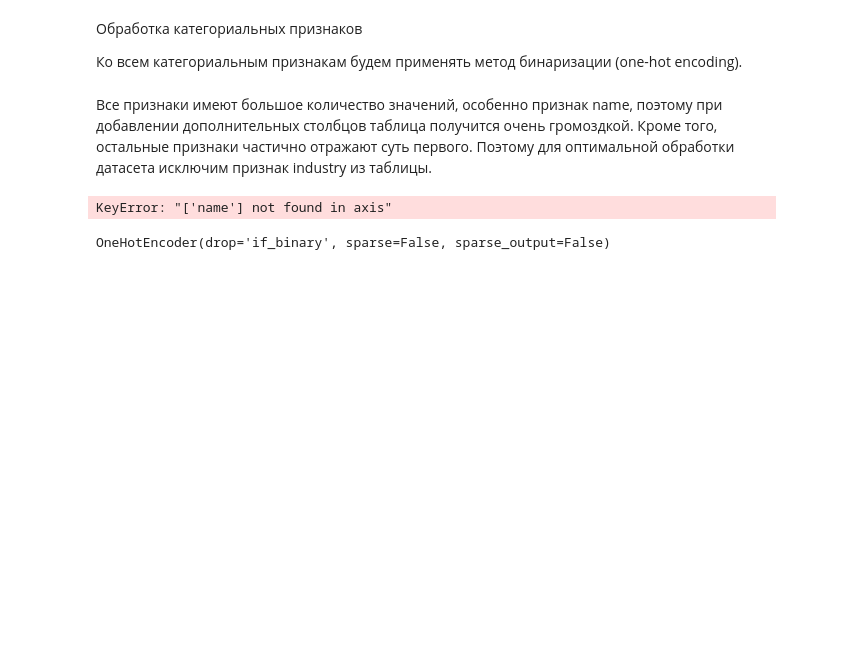
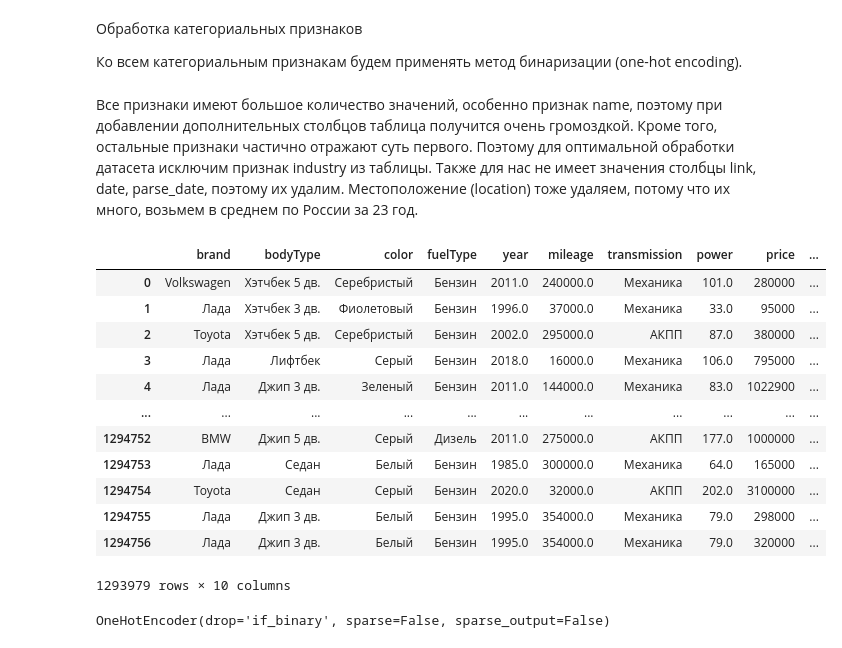
Before and after one commit to VladislavSattarov/MachineLearning, a Jupyter notebook: ML_CarSales.ipynb, the cells around one changed output. Saved outputs shown, nothing was run; the diff lists cells and outputs as text; code cells hidden in the pictures; blank space fills up the shorter version.

```diff
--- a/ML_CarSales.ipynb
+++ b/ML_CarSales.ipynb
@@ -539,11 +539,25 @@ dtype: int64
 
 Ко всем категориальным признакам будем применять метод бинаризации (one-hot encoding).
 # %% [markdown]
-Все признаки имеют большое количество значений, особенно признак name, поэтому при добавлении дополнительных столбцов таблица получится очень громоздкой. Кроме того, остальные признаки частично отражают суть первого. Поэтому для оптимальной обработки датасета исключим признак industry из таблицы.
+Все признаки имеют большое количество значений, особенно признак name, поэтому при добавлении дополнительных столбцов таблица получится очень громоздкой. Кроме того, остальные признаки частично отражают суть первого. Поэтому для оптимальной обработки датасета исключим признак industry из таблицы. Также для нас не имеет значения столбцы link, date, parse_date, поэтому их удалим. Местоположение (location) тоже удаляем, потому что их много, возьмем в среднем по России за 23 год.
 # %%
-data = data.drop(["name"], axis = 1)
+data = data.drop(["name", "link", "parse_date", "location", "date"], axis = 1)
-# %% [output]
-KeyError: "['name'] not found in axis"
+# %%
+data
+# %% [output]
+|  | brand | bodyType | color | fuelType | year | mileage | transmission | power | price | ... |
+| 0 | Volkswagen | Хэтчбек 5 дв. | Серебристый | Бензин | 2011.0 | 240000.0 | Механика | 101.0 | 280000 | ... |
+| 1 | Лада | Хэтчбек 3 дв. | Фиолетовый | Бензин | 1996.0 | 37000.0 | Механика | 33.0 | 95000 | ... |
+| 2 | Toyota | Хэтчбек 5 дв. | Серебристый | Бензин | 2002.0 | 295000.0 | АКПП | 87.0 | 380000 | ... |
+| 3 | Лада | Лифтбек | Серый | Бензин | 2018.0 | 16000.0 | Механика | 106.0 | 795000 | ... |
+| 4 | Лада | Джип 3 дв. | Зеленый | Бензин | 2011.0 | 144000.0 | Механика | 83.0 | 1022900 | ... |
+| ... | ... | ... | ... | ... | ... | ... | ... | ... | ... | ... |
+| 1294752 | BMW | Джип 5 дв. | Серый | Дизель | 2011.0 | 275000.0 | АКПП | 177.0 | 1000000 | ... |
+| 1294753 | Лада | Седан | Белый | Бензин | 1985.0 | 300000.0 | Механика | 64.0 | 165000 | ... |
+| 1294754 | Toyota | Седан | Серый | Бензин | 2020.0 | 32000.0 | АКПП | 202.0 | 3100000 | ... |
+| 1294755 | Лада | Джип 3 дв. | Белый | Бензин | 1995.0 | 354000.0 | Механика | 79.0 | 298000 | ... |
+| 1294756 | Лада | Джип 3 дв. | Белый | Бензин | 1995.0 | 354000.0 | Механика | 79.0 | 320000 | ... |
+1293979 rows × 10 columns
 # %%
 from sklearn.preprocessing import OneHotEncoder
 enc = OneHotEncoder(drop='if_binary', sparse=False)
```
Also changed, not shown: parts of 53 cells of this notebook, 2 other files.
